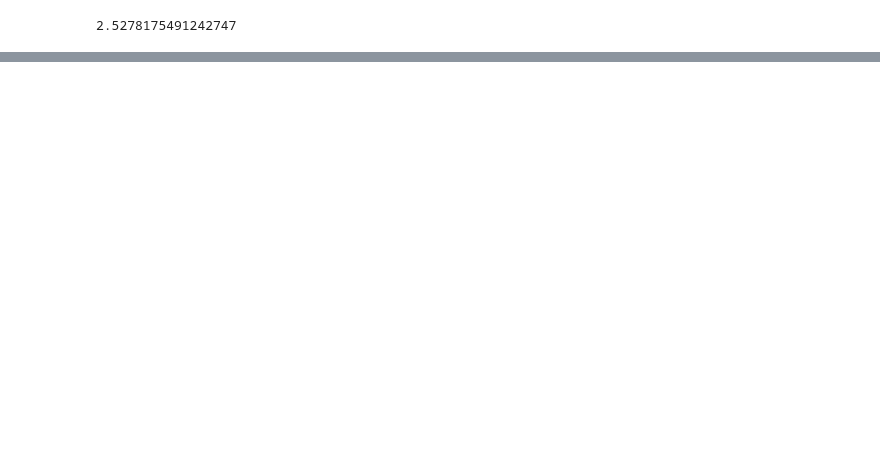
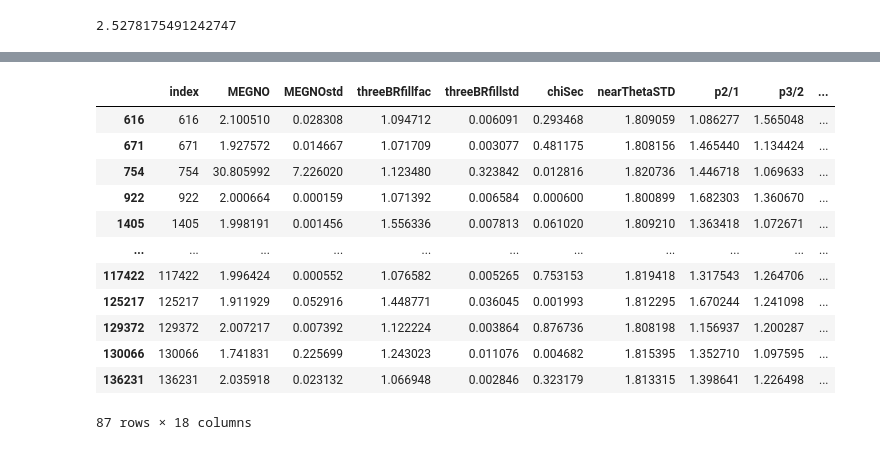
Before and after one commit to Ethadhani/summerSPOCK, a Jupyter notebook: datafilt/graphThetaSTD.ipynb, the cells around one changed output, grey strips where cells are left out. Cells and saved outputs as stored; diff of their text form; code cells hidden in the pictures; blank space fills up the shorter version.

```diff
--- a/datafilt/graphThetaSTD.ipynb
+++ b/datafilt/graphThetaSTD.ipynb
@@ -107,2 +142,18 @@ ax.set_facecolor("black")
+# %%
+temp
+# %% [output]
+|  | index | MEGNO | MEGNOstd | threeBRfillfac | threeBRfillstd | chiSec | nearThetaSTD | p2/1 | p3/2 | ... |
+| 616 | 616 | 2.100510 | 0.028308 | 1.094712 | 0.006091 | 0.293468 | 1.809059 | 1.086277 | 1.565048 | ... |
+| 671 | 671 | 1.927572 | 0.014667 | 1.071709 | 0.003077 | 0.481175 | 1.808156 | 1.465440 | 1.134424 | ... |
+| 754 | 754 | 30.805992 | 7.226020 | 1.123480 | 0.323842 | 0.012816 | 1.820736 | 1.446718 | 1.069633 | ... |
+| 922 | 922 | 2.000664 | 0.000159 | 1.071392 | 0.006584 | 0.000600 | 1.800899 | 1.682303 | 1.360670 | ... |
+| 1405 | 1405 | 1.998191 | 0.001456 | 1.556336 | 0.007813 | 0.061020 | 1.809210 | 1.363418 | 1.072671 | ... |
+| ... | ... | ... | ... | ... | ... | ... | ... | ... | ... | ... |
+| 117422 | 117422 | 1.996424 | 0.000552 | 1.076582 | 0.005265 | 0.753153 | 1.819418 | 1.317543 | 1.264706 | ... |
+| 125217 | 125217 | 1.911929 | 0.052916 | 1.448771 | 0.036045 | 0.001993 | 1.812295 | 1.670244 | 1.241098 | ... |
+| 129372 | 129372 | 2.007217 | 0.007392 | 1.122224 | 0.003864 | 0.876736 | 1.808198 | 1.156937 | 1.200287 | ... |
+| 130066 | 130066 | 1.741831 | 0.225699 | 1.243023 | 0.011076 | 0.004682 | 1.815395 | 1.352710 | 1.097595 | ... |
+| 136231 | 136231 | 2.035918 | 0.023132 | 1.066948 | 0.002846 | 0.323179 | 1.813315 | 1.398641 | 1.226498 | ... |
+87 rows × 18 columns
 # %%
 ax = plt.axes()
```
Also changed, not shown: parts of 20 cells of this notebook, 6 other files.
